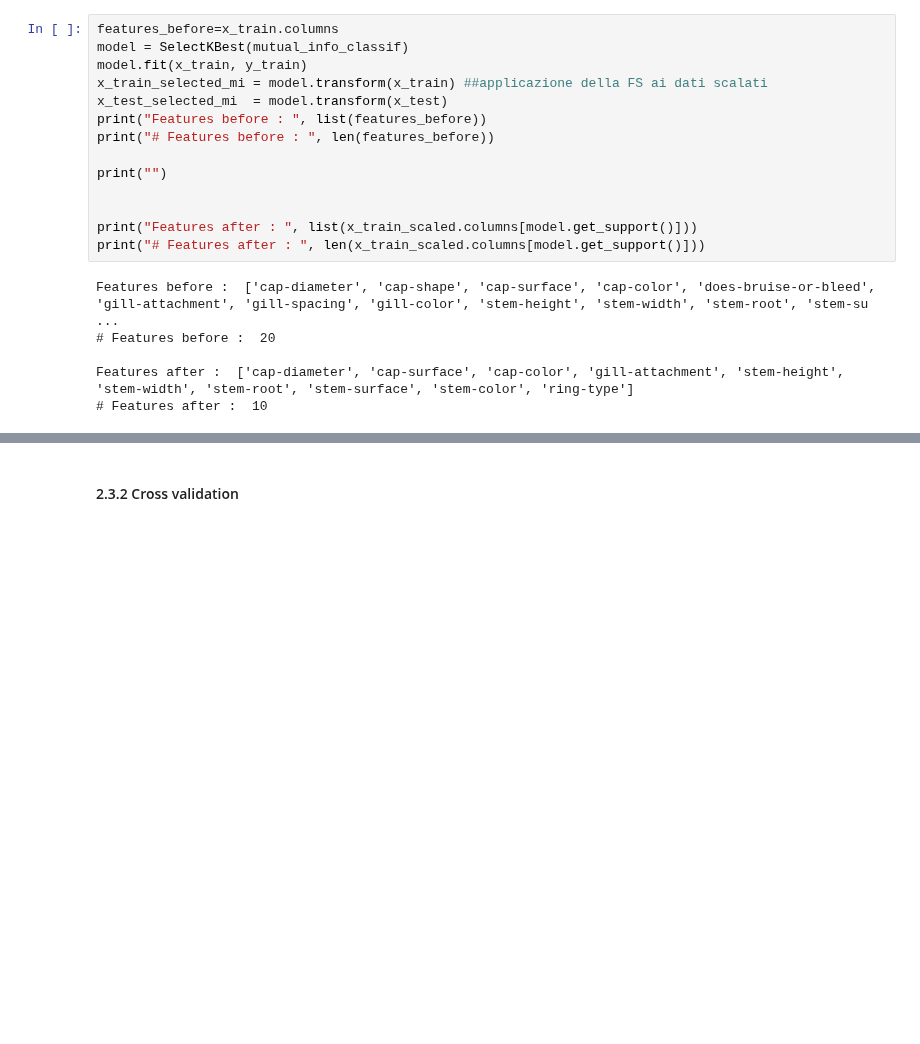
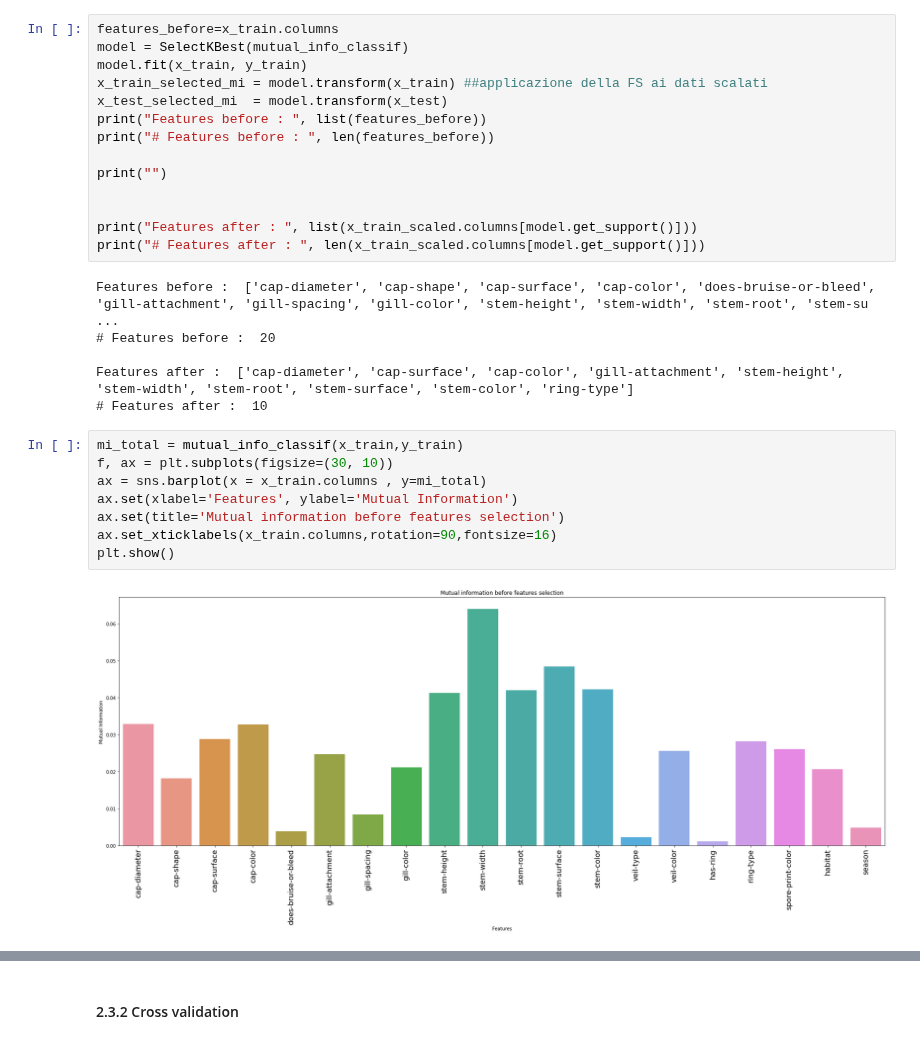
Before and after one commit to msalvati1997/mushrooms_classificator, a Jupyter notebook: mushroom.ipynb, the cells around one changed output, grey strips where cells are left out. Cells and saved outputs as stored; diff of their text form; blank space fills up the shorter version.

```diff
--- a/mushroom.ipynb
+++ b/mushroom.ipynb
@@ -658,6 +658,16 @@ Features before :  ['cap-diameter', 'cap-shape', 'cap-surface', 'cap-color', 'do
 
 Features after :  ['cap-diameter', 'cap-surface', 'cap-color', 'gill-attachment', 'stem-height', 'stem-width', 'stem-root', 'stem-surface', 'stem-color', 'ring-type']
 # Features after :  10
+# %%
+mi_total = mutual_info_classif(x_train,y_train)
+f, ax = plt.subplots(figsize=(30, 10))
+ax = sns.barplot(x = x_train.columns , y=mi_total)
+ax.set(xlabel='Features', ylabel='Mutual Information')
+ax.set(title='Mutual information before features selection')
+ax.set_xticklabels(x_train.columns,rotation=90,fontsize=16)
+plt.show()
+# %% [output]
+[figure, added]
 # %%
 mi = mutual_info_classif(x_train_selected_mi,y_train)
 mi_df =pd.DataFrame(x_train_selected_mi, columns=x_train_scaled.columns[model.get_support()])
```
Also changed, not shown: parts of 1 cell of this notebook.
